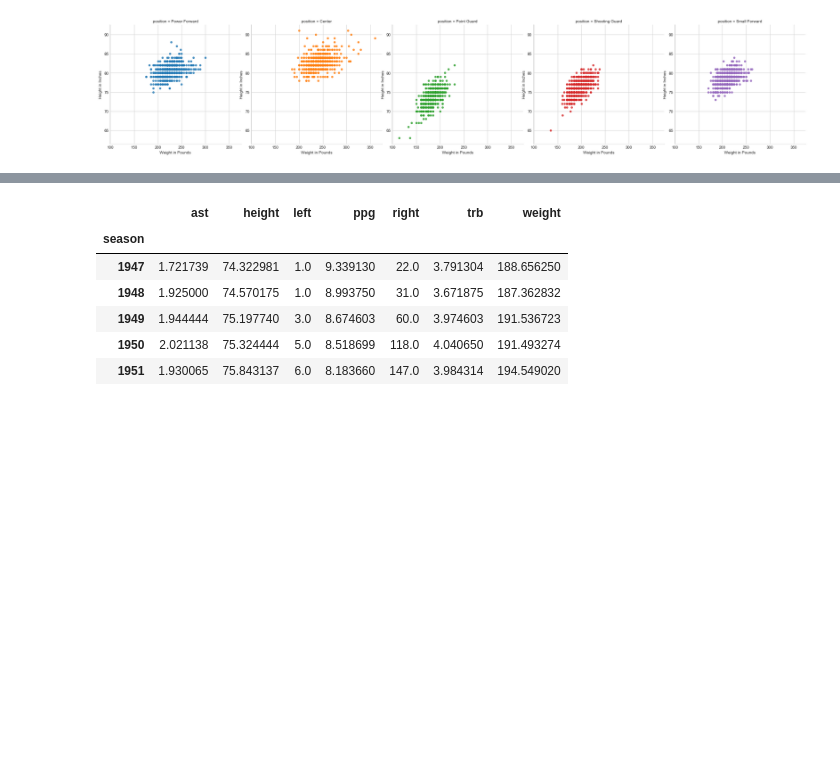
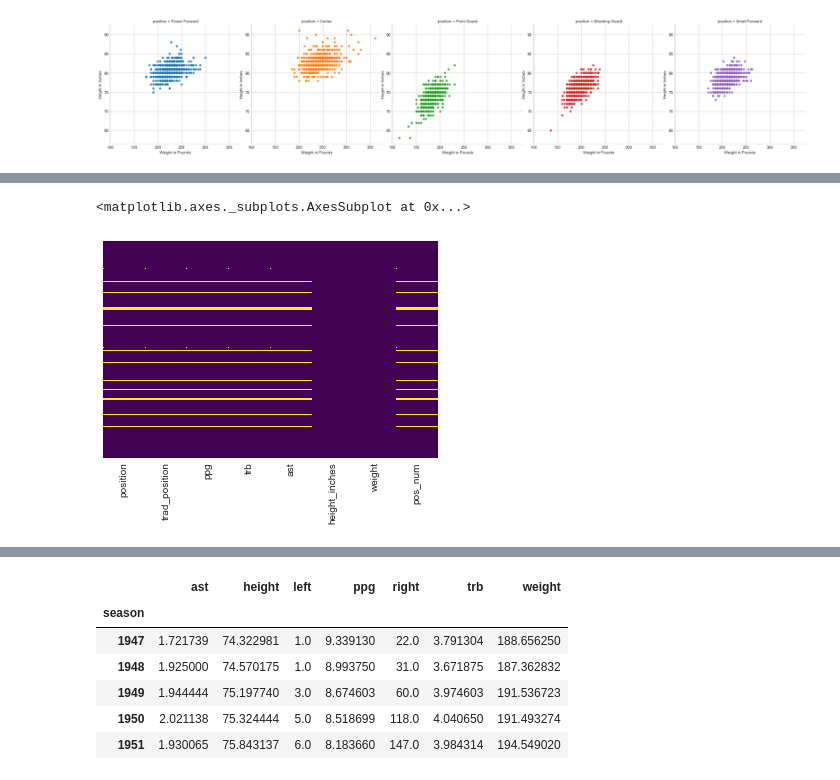
Before and after one commit to ymericson/NBA-player-info, a Jupyter notebook: NBA players stats.ipynb, the cells around one changed output, grey strips where cells are left out. Drawn from its saved outputs; the diff is of its cells as text; code cells hidden in the pictures; blank space fills up the shorter version.

```diff
--- a/NBA players stats.ipynb
+++ b/NBA players stats.ipynb
@@ -46,0 +69,9 @@ ax.set(xlabel='Weight in Pounds', ylabel='Height in Inches')
+# %%
+players_feat = players_merged_df[['position', 'trad_position', 'ppg', 'trb', 'ast', 'height_inches', 'weight']].copy()
+
+players_feat['pos_num'] = players_feat['position'].map({'Point Guard': 1,
+                                                       'Shooting Guard': 2,
+                                                       'Small Forward': 3,
+                                                       'Power Forward': 4,
+                                                       'Center': 5})
+players_feat.head(10)
@@ -46,0 +90,5 @@ ax.set(xlabel='Weight in Pounds', ylabel='Height in Inches')
+# %%
+sns.heatmap(players_feat.isnull(), yticklabels=False, cbar=False, cmap='viridis')
+# %% [output]
+<matplotlib.axes._subplots.AxesSubplot at 0x...>
+[figure, added]
```
Also changed, not shown: parts of 21 cells of this notebook.
